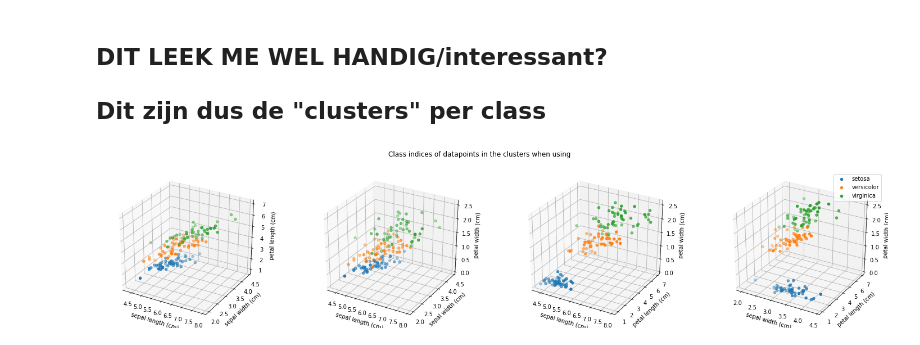
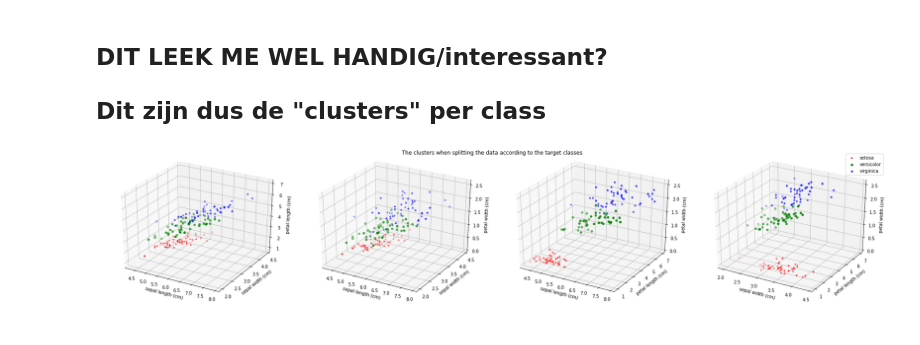
Before and after one commit to Avuerro/NaturalComputing, a Jupyter notebook: Assignment2-SI/Assignment2_SI_Exercise3_Final.ipynb, the cells around one changed output. Drawn from its saved outputs; the diff is of its cells as text; code cells hidden in the pictures.

```diff
--- a/Assignment2-SI/Assignment2_SI_Exercise3_Final.ipynb
+++ b/Assignment2-SI/Assignment2_SI_Exercise3_Final.ipynb
@@ -299,25 +295,26 @@ iris_X_splitted_by_class = [np.array(x) for x in iris_X_splitted_by_class]
 # %%
 feature_names = iris.feature_names
 features = range(len(iris.feature_names))
 combinations = list(itertools.combinations(features,3))
 fig = plt.figure(figsize=(25,5))
 
 legend_symbols=['+','o','*']
 clrs=['r','g','b']
 # non_empty_clusters = [cluster for cluster in clusters if len(cluster>0)]
 # non_empty_clusters_indices = [cluster_indices for cluster_indices in clusters_indices if len(cluster_indices)>0]
 for index,combination in enumerate(combinations):
     x, y, z = combination
     ax = fig.add_subplot(1, 4, index+1 ,projection='3d')
     for j,cluster in enumerate(iris_X_splitted_by_class):
 
-        ax.scatter(cluster[:,x],cluster[:,y],cluster[:,z])
+        ax.scatter(cluster[:,x],cluster[:,y],cluster[:,z], c=clrs[j], marker=legend_symbols[j])
 
     ax.set_xlabel(feature_names[x])
     ax.set_ylabel(feature_names[y])
     ax.set_zlabel(feature_names[z])
 ax.legend(iris.target_names)
-plt.suptitle(f'Class indices of datapoints in the clusters when using')
+plt.tight_layout()
+plt.suptitle(f'The clusters when splitting the data according to the target classes')
 plt.show()
 # %% [output]
-[figure, old version]
+[figure, new version]
```
Also changed, not shown: parts of 11 cells of this notebook.
